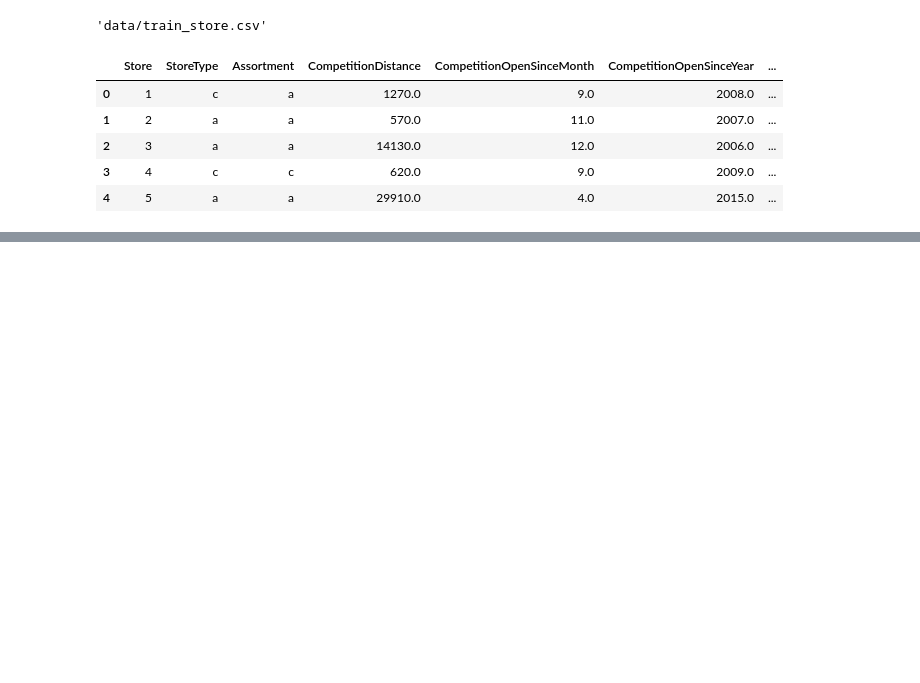
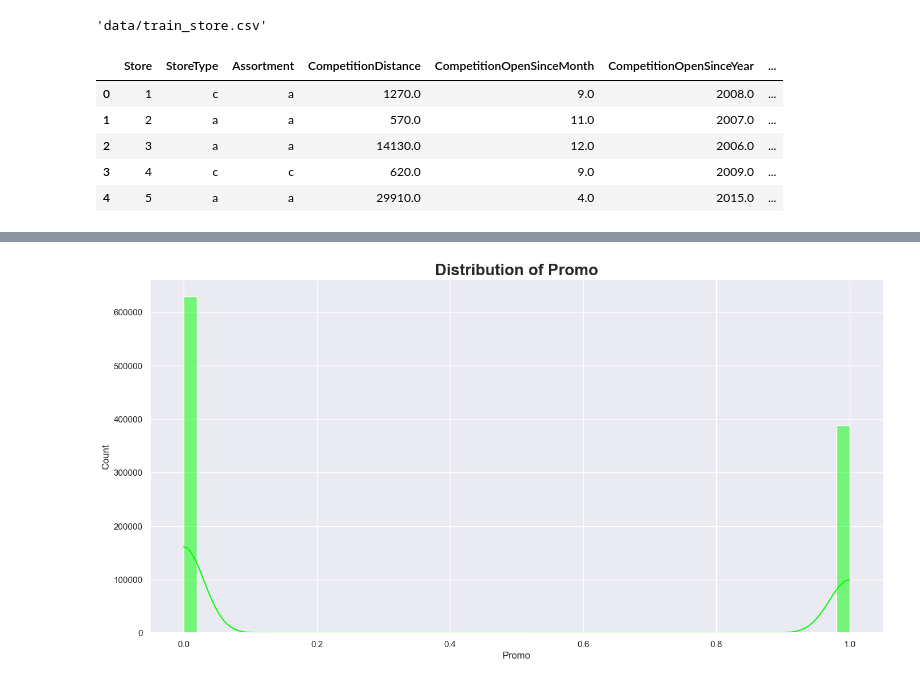
Before and after one commit to HenokD11/SalesPrediction, a Jupyter notebook: notebooks/EDA.ipynb, the cells around one changed output, grey strips where cells are left out. Saved outputs shown, nothing was run; the diff lists cells and outputs as text; code cells hidden in the pictures; blank space fills up the shorter version.

Commit message:
Check for distribution in both training and test sets

```diff
--- a/notebooks/EDA.ipynb
+++ b/notebooks/EDA.ipynb
@@ -67,0 +89,4 @@ store_data.head()
+# %%
+exploration.plot_hist(train_data, 'Promo', 'lime')
+# %% [output]
+[figure, added]
```
Also changed, not shown: parts of 4 cells of this notebook.
